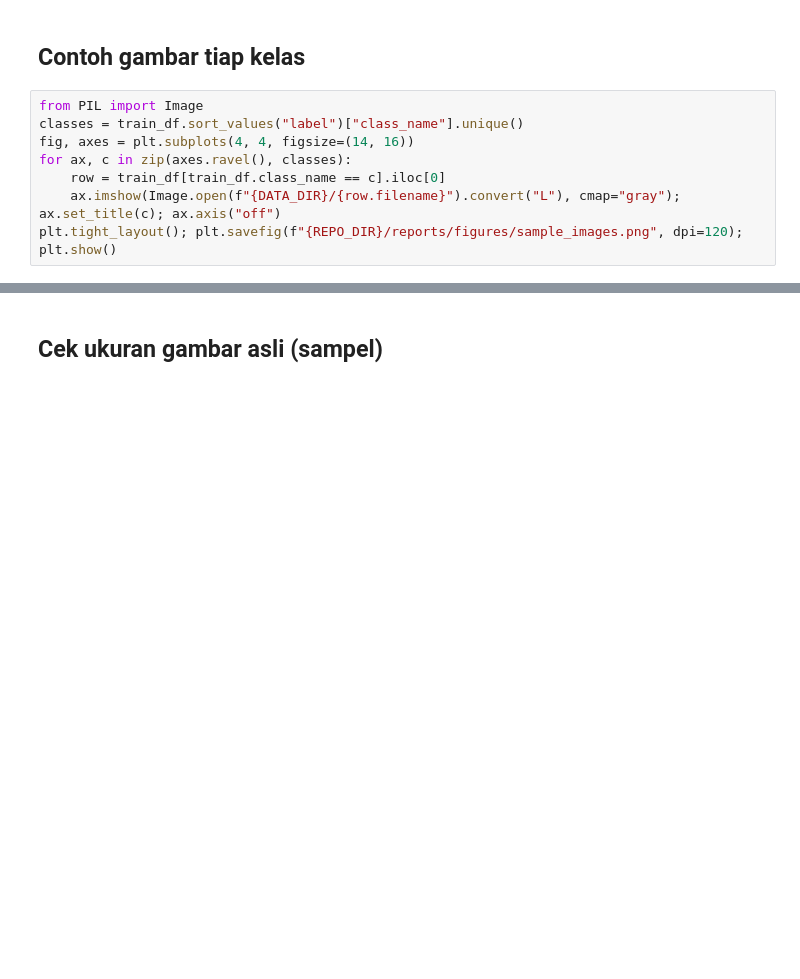
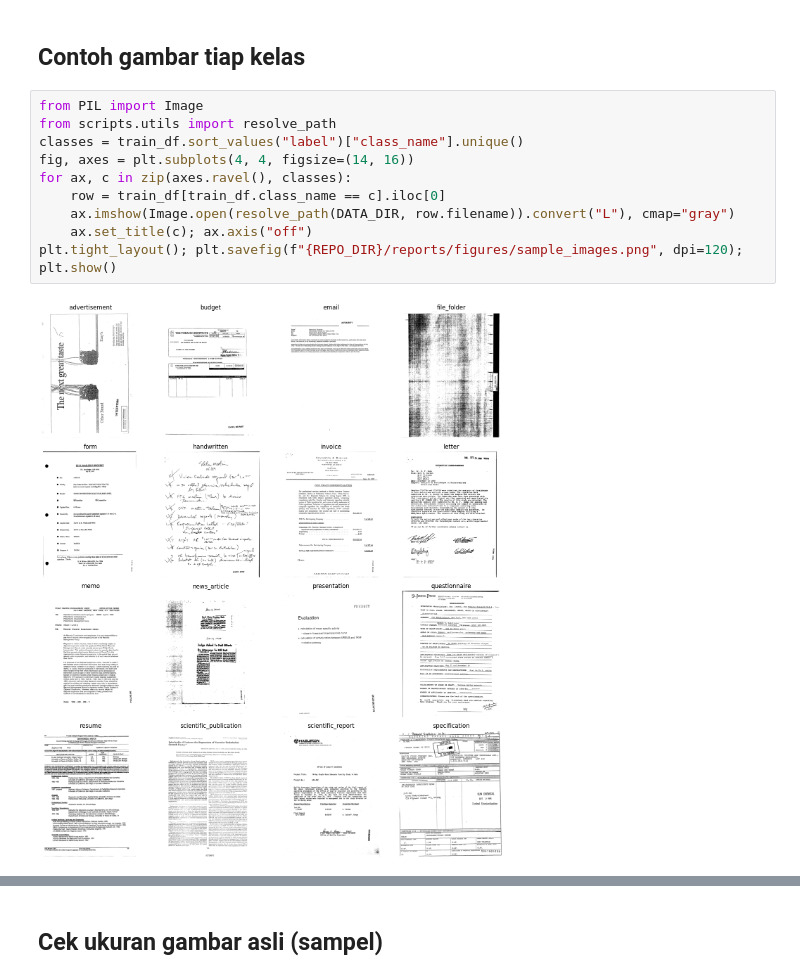
Before and after one commit to azizahadilaa/document-image-classification-kaggle, a Jupyter notebook: notebooks/01_eda.ipynb, the cells around one changed output, grey strips where cells are left out. Drawn from its saved outputs; the diff is of its cells as text; blank space fills up the shorter version.

```diff
--- a/notebooks/01_eda.ipynb
+++ b/notebooks/01_eda.ipynb
@@ -31,9 +56,13 @@ print(counts)
 ## Contoh gambar tiap kelas
 # %%
 from PIL import Image
+from scripts.utils import resolve_path
 classes = train_df.sort_values("label")["class_name"].unique()
 fig, axes = plt.subplots(4, 4, figsize=(14, 16))
 for ax, c in zip(axes.ravel(), classes):
     row = train_df[train_df.class_name == c].iloc[0]
-    ax.imshow(Image.open(f"{DATA_DIR}/{row.filename}").convert("L"), cmap="gray"); ax.set_title(c); ax.axis("off")
+    ax.imshow(Image.open(resolve_path(DATA_DIR, row.filename)).convert("L"), cmap="gray")
+    ax.set_title(c); ax.axis("off")
 plt.tight_layout(); plt.savefig(f"{REPO_DIR}/reports/figures/sample_images.png", dpi=120); plt.show()
+# %% [output]
+[figure, added]
```
Also changed, not shown: parts of 7 cells of this notebook, 9 other files.
